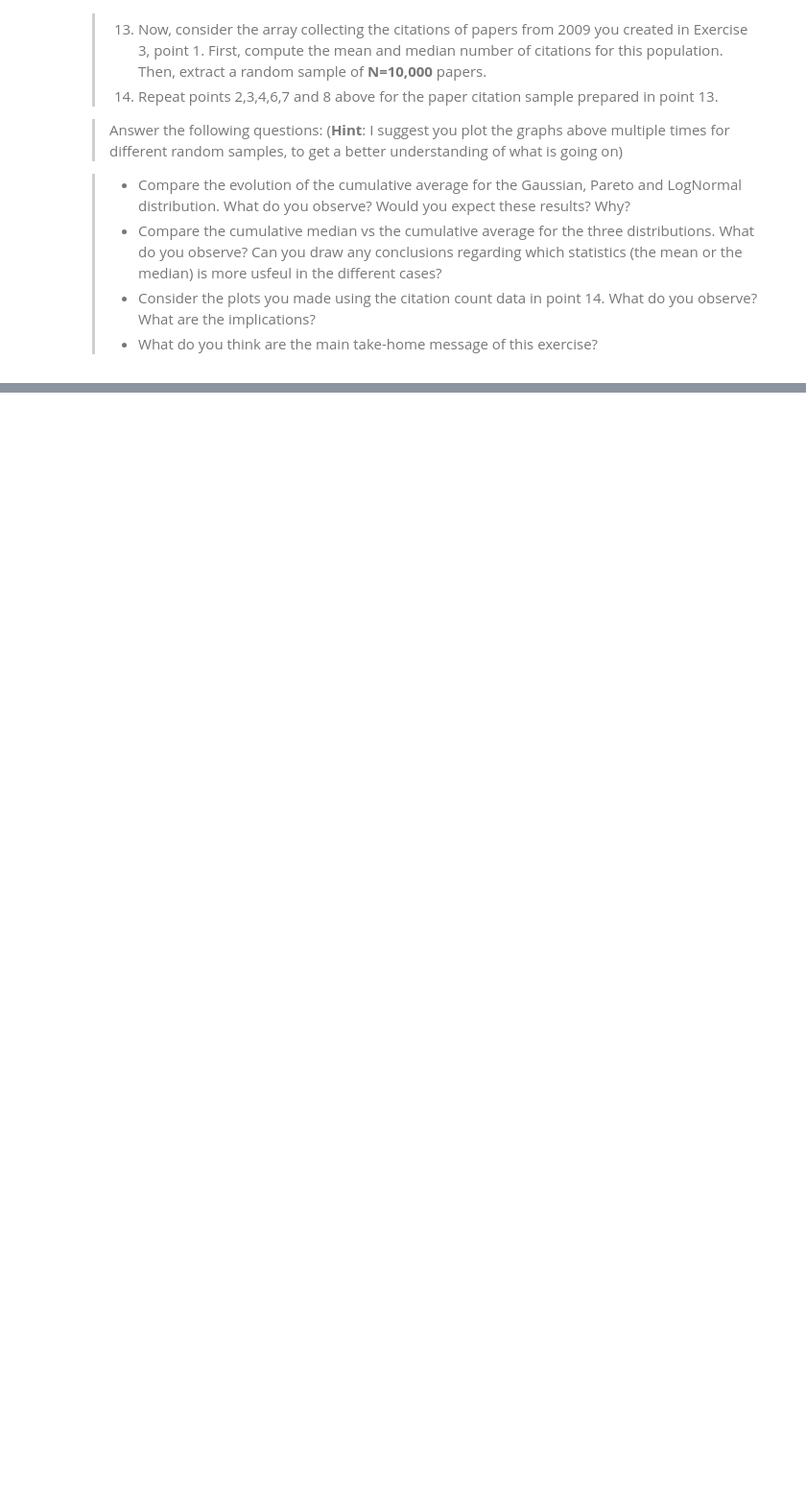
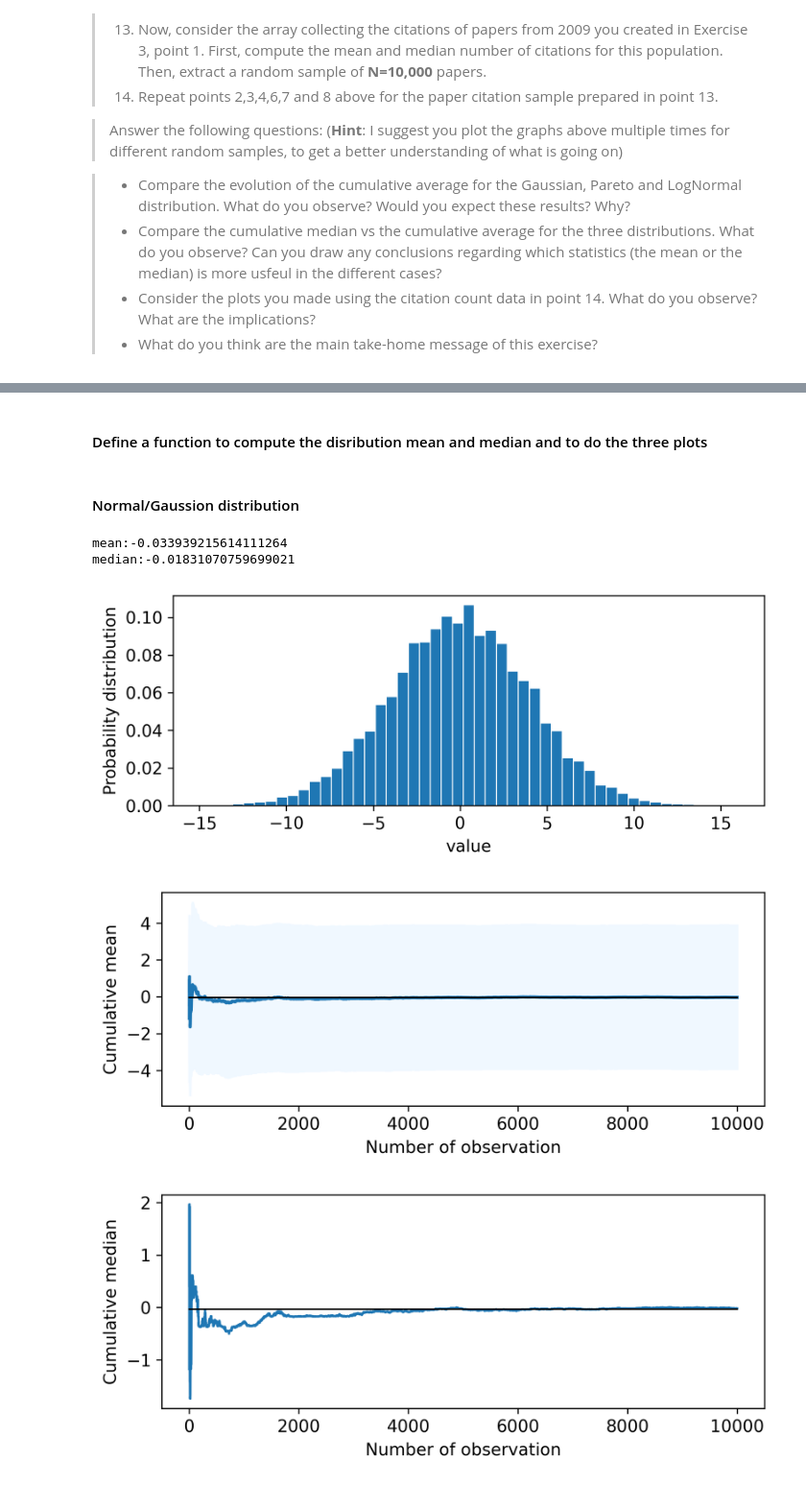
Before and after one commit to Morell1123/Assignment1_SocialInformatics, a Jupyter notebook: Assignment1.ipynb, the cells around one changed output, grey strips where cells are left out. Shown at 96% size. Cells and saved outputs as stored; diff of their text form; code cells hidden in the pictures; blank space fills up the shorter version.

```diff
--- a/Assignment1.ipynb
+++ b/Assignment1.ipynb
@@ -560,0 +602,4 @@ The condition that $ \mathbb E | X_i | $ is finite holds in most cases but can f
+# %%
+i = np.linspace(1, X.size, X.size)
+X_cum_avg = X.cumsum()/i
+#X_cum_avg
@@ -560,0 +608,4 @@ The condition that $ \mathbb E | X_i | $ is finite holds in most cases but can f
+# %%
+#cumulative standard deviation
+X_cum_std =[X[:element].std() for element in range(1,len(X)+1)]
+#X_cum_std
@@ -560,0 +622,2 @@ The condition that $ \mathbb E | X_i | $ is finite holds in most cases but can f
+# %% [markdown]
+#### Define a function to compute the disribution mean and median and to do the three plots
@@ -560,0 +679,10 @@ The condition that $ \mathbb E | X_i | $ is finite holds in most cases but can f
+# %% [markdown]
+#### Normal/Gaussion distribution
+# %%
+exercise3_GPT(X, x_log = False, y_log = False, bar_hist = True)
+# %% [output]
+mean:-0.033939215614111264
+median:-0.01831070759699021
+[figure, added]
+[figure, added]
+[figure, added]
```
Also changed, not shown: parts of 30 cells of this notebook.
